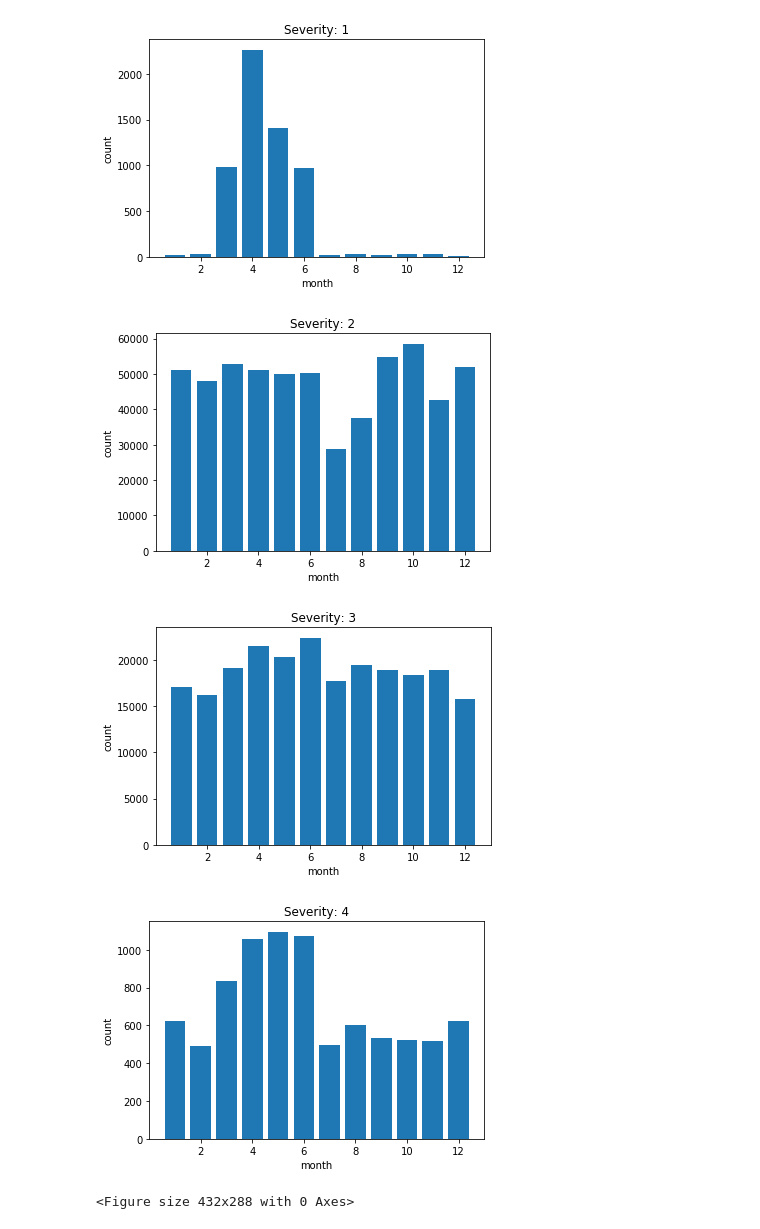
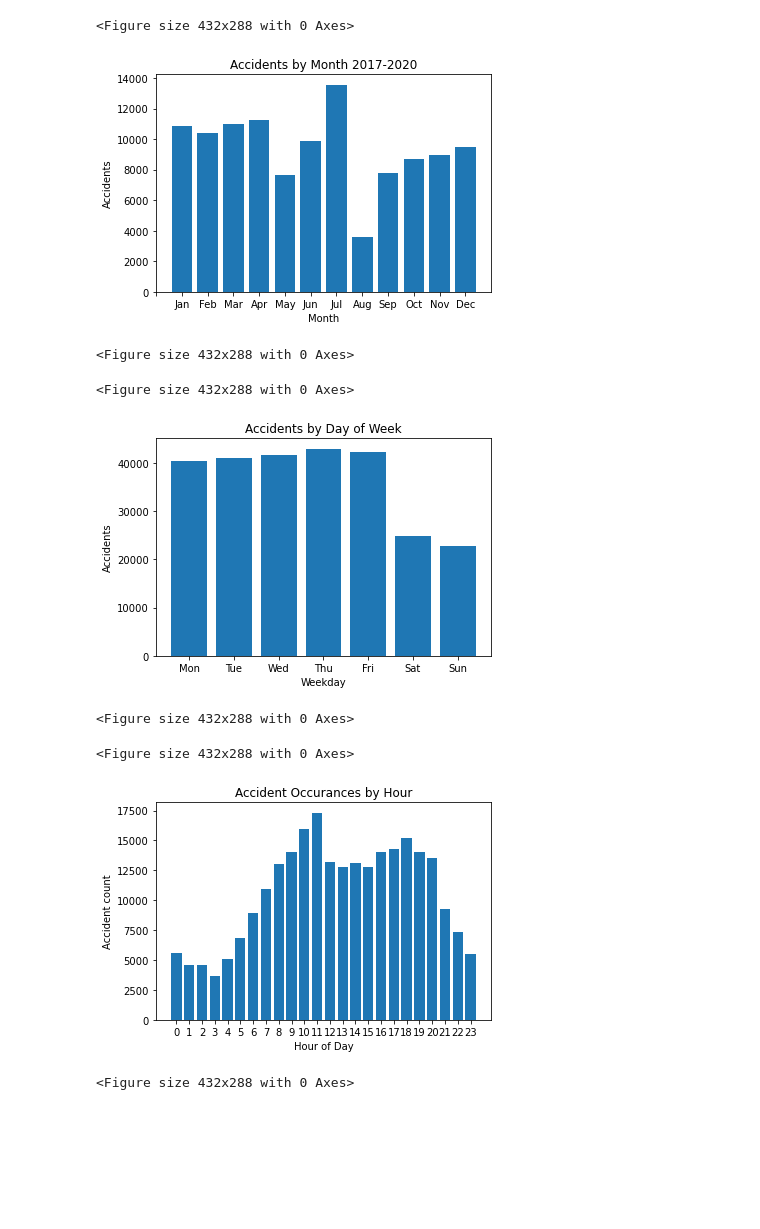
Before and after one commit to cathera/ECE143-project, a Jupyter notebook: analysis_time.ipynb, the cells around one changed output. Saved outputs shown, nothing was run; the diff lists cells and outputs as text; code cells hidden in the pictures; blank space fills up the shorter version.

Commit message:
Cleaned Up Time Analyis
Working on some holoviews stuff but I commit this for now until I can figure it out

```diff
--- a/analysis_time.ipynb
+++ b/analysis_time.ipynb
@@ -6,19 +13,53 @@ import folium
 # %%
 data = pd.read_csv('data/US_Accidents_June20.csv')
 data = data[data['State']=='CA']
-time = pd.to_datetime(data.Start_Time)
+data['Start_Time']=pd.to_datetime(data['Start_Time']) # convert timestamp to column to datetime object
+# %%
+
+# Since dataset goes from deb 2016 to june 2020,selected a range that would have an equal number of each month
+value_time=data[(data['Start_Time'] > '2017-1-1 00:00:00') & (data['Start_Time'] <= '2020-1-1 00:00:00')]['Start_Time'].values
+fig, ax= plt.subplots()
+
+plt.hist(pd.DatetimeIndex(value_time).month,bins=[1,2,3,4,5,6,7,8,9,10,11,12,13],rwidth=0.8,align = 'left')
+ax.set_xticks(np.arange(13))
+ax.set_xticklabels(calendar.month_abbr[0:13])
+plt.title('Accidents by Month 2017-2020')
+plt.xlabel('Month')
+plt.ylabel('Accidents')
+plt.figure()
+# %% [output]
+<Figure size 432x288 with 0 Axes>
+[figure, added]
+<Figure size 432x288 with 0 Axes>
+# %%
+    xtick_labels = ['Mon','Tue','Wed','Thu','Fri','Sat','Sun']
+    value_time = data['Start_Time'].values
+    fig, ax = plt.subplots()
+
+    plt.hist(pd.DatetimeIndex(value_time).dayofweek,bins=[0,1,2,3,4,5,6,7],rwidth=0.8,align = 'left')
+    xticks = [i for i in range(7)]
+    ax.set_xticks(xticks)
+    ax.set_xticklabels(xtick_labels)
+    plt.title('Accidents by Day of Week')
+    plt.xlabel('Weekday')
+    plt.ylabel('Accidents')
+    plt.figure()
+# %% [output]
+<Figure size 432x288 with 0 Axes>
+[figure, added]
+<Figure size 432x288 with 0 Axes>
 # %%
-for s in range(1,5):
-    value_time = data.loc[data["Severity"] == s]['Start_Time'].values
+value_time = data['Start_Time'].values
+fig, ax = plt.subplots()
 
-    plt.hist(pd.DatetimeIndex(value_time).month,bins=[1,2,3,4,5,6,7,8,9,10,11,12,13],rwidth=0.8,align = 'left')
-    plt.title('Severity: '+str(s))
-    plt.xlabel('month')
-    plt.ylabel('count')
-    plt.figure()
+plt.hist(pd.DatetimeIndex(value_time).hour,bins=[0,1,2,3,4,5,6,7,8,9,10,11,12,13,14,15,16,17,18,19,20,21,22,23,24],rwidth=0.8,align = 'left')
+xticks = [i for i in range(24)]
+ax.set_xticks(xticks)
+plt.title('Accident Occurances by Hour' )
+plt.xlabel('Hour of Day')
+plt.ylabel('Accident count')
+plt.figure()
 # %% [output]
+<Figure size 432x288 with 0 Axes>
-[figure, old version]
+[figure, new version]
-[figure, removed]
-[figure, removed]
-[figure, removed]
-<Figure size 432x288 with 0 Axes>
+<Figure size 432x288 with 0 Axes>
```
Also changed, not shown: parts of 3 cells of this notebook.
